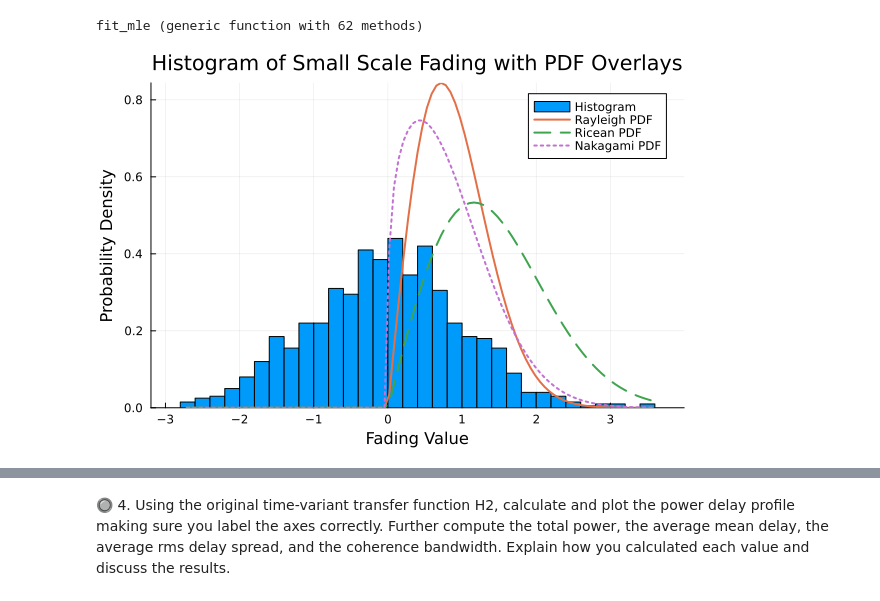
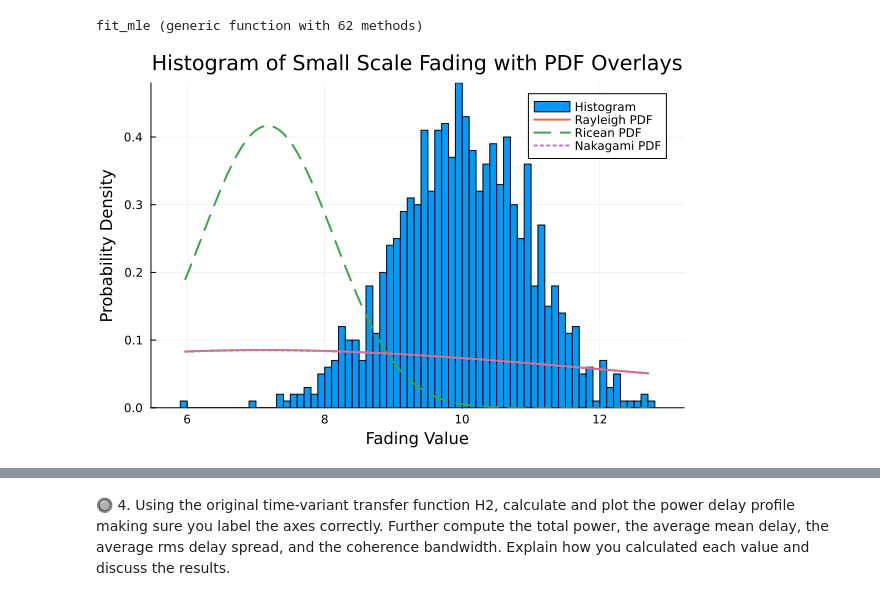
Before and after one commit to setrar/RADIO, a Jupyter notebook: Assignements/2/REPORT.ipynb, the cells around one changed output, grey strips where cells are left out. Cells and saved outputs as stored; diff of their text form; code cells hidden in the pictures.

```diff
--- a/Assignements/2/REPORT.ipynb
+++ b/Assignements/2/REPORT.ipynb
@@ -91,33 +91,52 @@ using SpecialFunctions  # Add this to access the gamma function
 # %%
 # Generate or import your small scale fading data
 # Example: fadingData = randn(1000); # Replace this with your actual data
-fadingData = randn(1000);
+x = randn(1000)  # Example random data
+rx_power_dBm = 20  # Example value for received power in dBm
+
+# Calculate Y2
+Y2 = x .- rx_power_dBm .+ 30
+
+# Reshape Y2 to a column vector
+fadingData = vec(Y2)
+
+
+# fadingData = randn(1000);
 
 # Plot the histogram of the fading data
-histogram(fadingData, normalize=true, bins=50, label="Histogram", legend=:topright)
+histogram(fadingData
+    , normalize=true
+    , bins=100
+    , label="Histogram", legend=:topright
+)
 
 # Fit Rayleigh distribution
 rayleighDist = fit_mle(Rayleigh, fadingData)
+# x_values = range(minimum(fadingData), stop=maximum(fadingData), length=100)
 x_values = range(minimum(fadingData), stop=maximum(fadingData), length=100)
 pdf_rayleigh = pdf(rayleighDist, x_values)
 plot!(x_values, pdf_rayleigh, label="Rayleigh PDF", linewidth=2)
 
 # Fit Ricean distribution
 # Using a rough approximation for initial parameters
 s = sqrt(mean(fadingData.^2)/2) # Approximate s
 σ = std(fadingData) # Approximate σ
 riceanDist = Rician(s, σ)
 pdf_ricean = pdf(riceanDist, x_values)
-plot!(x_values, pdf_ricean, label="Ricean PDF", linewidth=2, linestyle=:dash)
+plot!(x_values, pdf_ricean, label="Ricean PDF"
+    , linewidth=2, linestyle=:dash
+)
 
 # Fit Nakagami distribution
 nakagamiDist = fit_mle(Nakagami, fadingData)
 pdf_nakagami = pdf(nakagamiDist, x_values)
-plot!(x_values, pdf_nakagami, label="Nakagami PDF", linewidth=2, linestyle=:dot)
+plot!(x_values, pdf_nakagami, label="Nakagami PDF"
+    , linewidth=2, linestyle=:dot
+)
 
 # Customize the plot
 title!("Histogram of Small Scale Fading with PDF Overlays")
 xlabel!("Fading Value")
 ylabel!("Probability Density")
 # %% [output]
-[figure, old version]
+[figure, new version]
```
Also changed, not shown: parts of 4 cells of this notebook.
